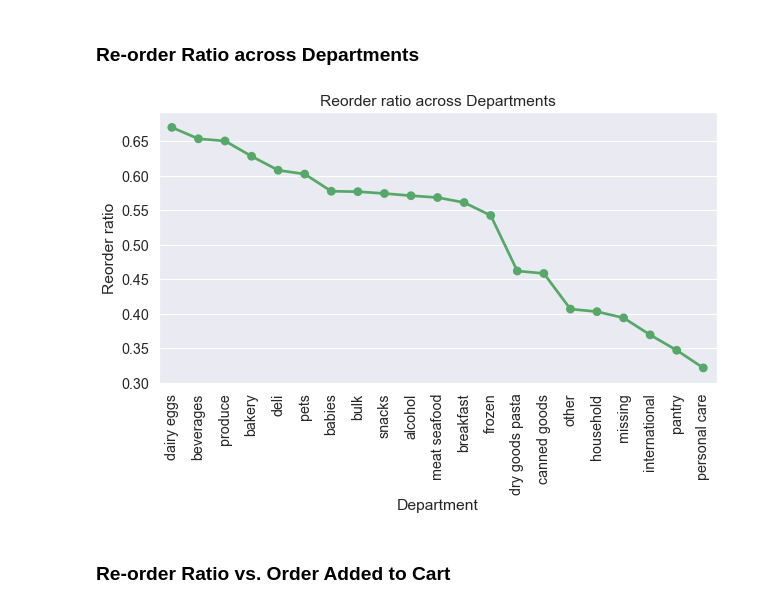
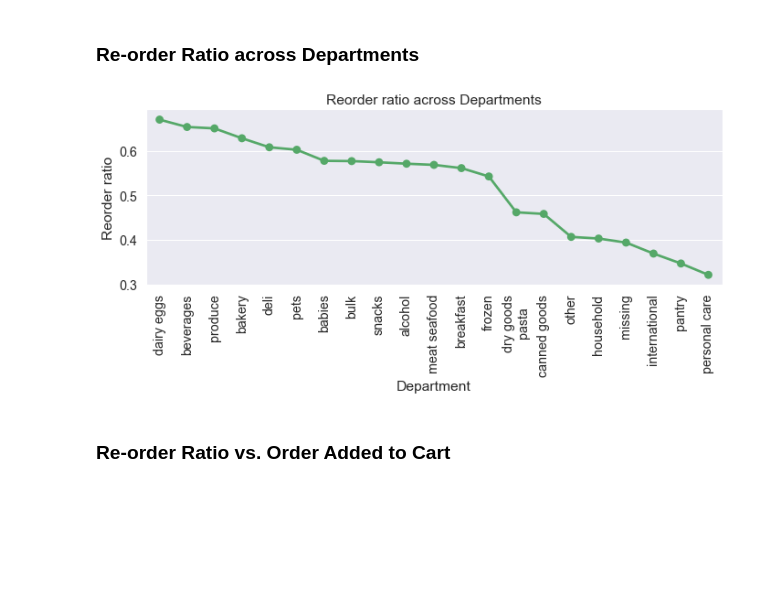
Before and after one commit to arthurcw/NWDS_Instacart, a Jupyter notebook: ExploratoryDataAnalysis/DataVisual.ipynb, the cells around one changed output. Saved outputs shown, nothing was run; the diff lists cells and outputs as text; code cells hidden in the pictures; blank space fills up the shorter version.

Commit message:
charts axis labels updated

```diff
--- a/ExploratoryDataAnalysis/DataVisual.ipynb
+++ b/ExploratoryDataAnalysis/DataVisual.ipynb
@@ -196,16 +204,19 @@ print(f'{order_products["reordered"].sum()/len(order_products):.1%} of products
 ### Re-order Ratio across Departments
 # %%
 df = orders_history.groupby('department')['reordered'].mean().reset_index().sort_values(by='reordered', ascending=False)
+# wrap x-axis label if longer than 10 characters
+df['department'] = [ '\n'.join(wrap(l, 13)) for l in df['department'] ]
 plt.figure(figsize=(10,5))
 sns.pointplot(df['department'], df['reordered'], alpha=0.8, color='g')
 plt.ylabel('Reorder ratio')
 plt.xlabel('Department')
 plt.title("Reorder ratio across Departments")
 plt.xticks(rotation='vertical')
+plt.tight_layout()
 plt.savefig("../Outputs/EDA_Images/reorderDept.png")
 plt.show()
 # %% [output]
-[figure, old version]
+[figure, new version]
 # %% [markdown]
 ### Re-order Ratio vs. Order Added to Cart
 # %%
```
Also changed, not shown: parts of 3 cells of this notebook, 2 other files.
